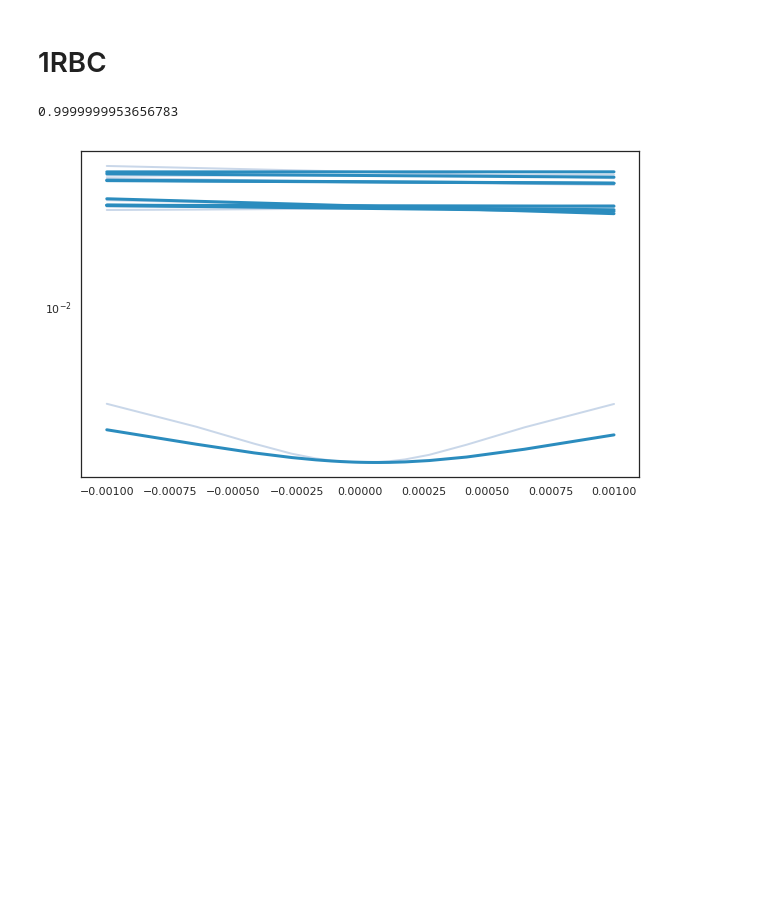
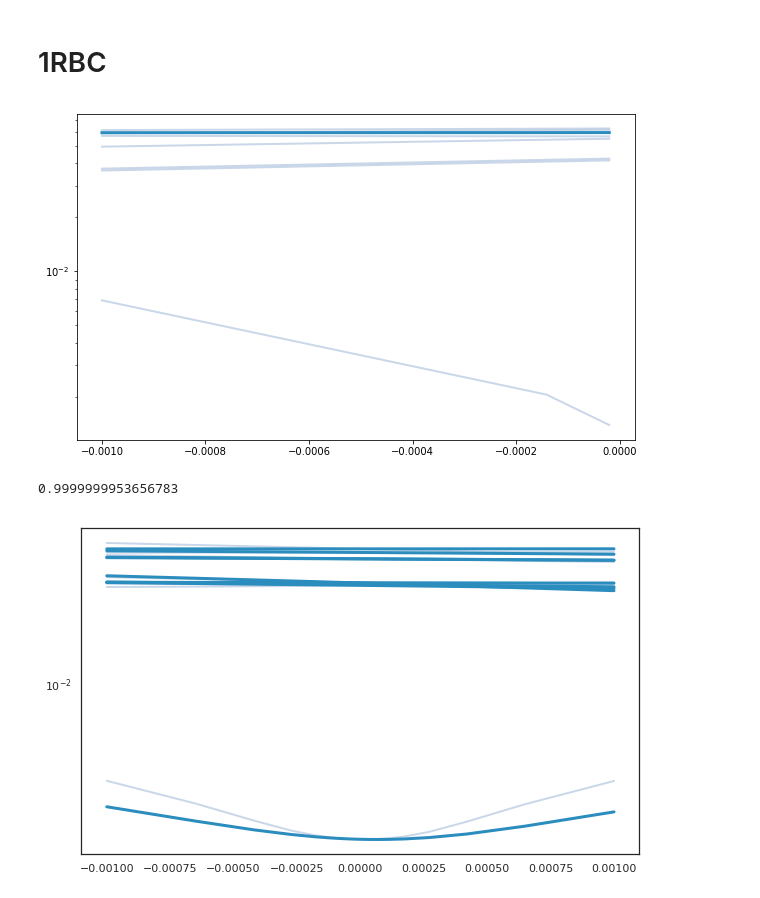
Before and after one commit to ampolloreno/decorrelating_errors, a Jupyter notebook: code/SQRT(X).ipynb, the cells around one changed output. Cells and saved outputs as stored; diff of their text form; code cells hidden in the pictures; blank space fills up the shorter version.

```diff
--- a/code/SQRT(X).ipynb
+++ b/code/SQRT(X).ipynb
@@ -277,12 +297,14 @@ d_norms00, d_norms01 = dnorms(pca0)
 %%pc
 d_norms10, d_norms11 = dnorms(pca1)
 # %%
-diamond_norms0 = np.array([rc[i]['d_norms00'] for i in range(20)])
-controls = np.array([rc[i]['combo'][0] for i in range(20)])
+diamond_norms0 = np.array([rc[i]['d_norms00'] for i in range(3)])
+controls = np.array([rc[i]['combo'][0] for i in range(3)])
 # %%
 plt.figure(figsize=(10,6))
-plt.semilogy(controls, diamond_norms[:,:-1], linewidth = 2, alpha=.6, color='#a6bddb');
-plt.semilogy(controls,diamond_norms[:,-1], linewidth = 3, alpha=1, color='#2b8cbe');
+plt.semilogy(controls, diamond_norms0[:,:-1], linewidth = 2, alpha=.6, color='#a6bddb');
+plt.semilogy(controls,diamond_norms0[:,-1], linewidth = 3, alpha=1, color='#2b8cbe');
+# %% [output]
+[figure, added]
 # %%
 plt.plot(rc[0]['d_norms'])
 # %%
```
Also changed, not shown: parts of 10 cells of this notebook.
